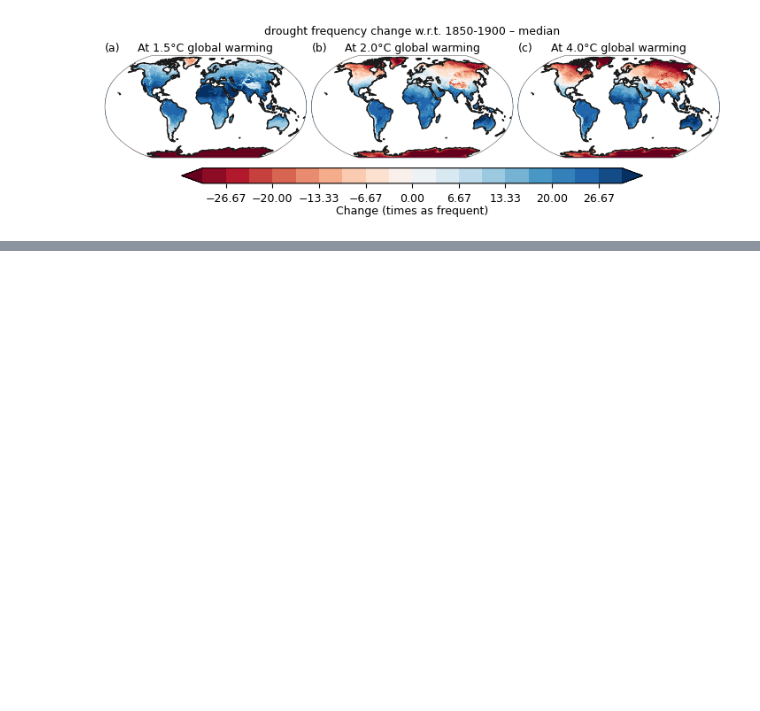
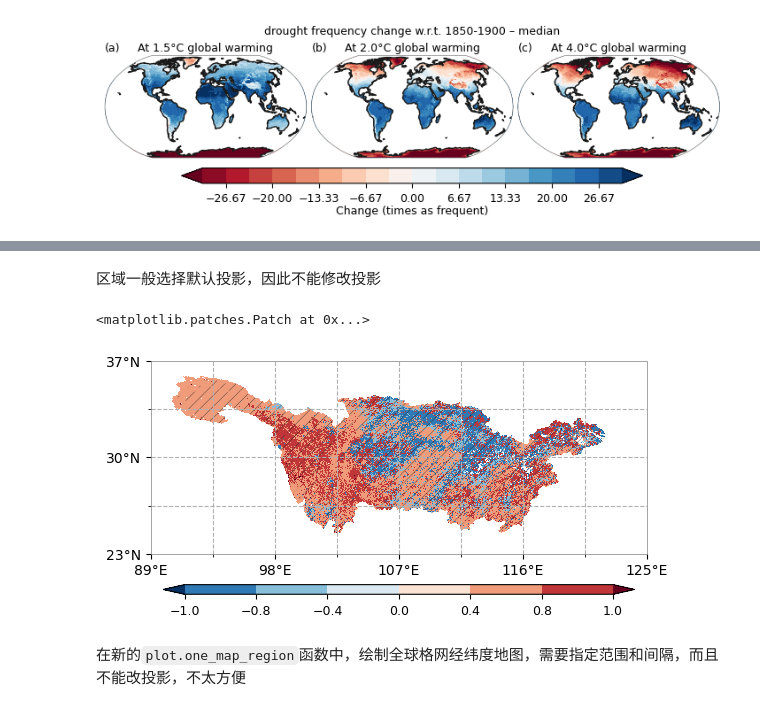
Before and after one commit to GISWLH/plot-function, a Jupyter notebook: code/plotbook.ipynb, the cells around one changed output, grey strips where cells are left out. Saved outputs shown, nothing was run; the diff lists cells and outputs as text; code cells hidden in the pictures; blank space fills up the shorter version.

Commit message:
add regional plot function

```diff
--- a/code/plotbook.ipynb
+++ b/code/plotbook.ipynb
@@ -81,0 +104,17 @@ plot.at_warming_level_one(at_warming_c=at_warming_c, unit="Change (times as freq
+# %%
+import xarray as xr
+file_name='data/ET_trend.tif'
+ds=xr.open_dataset(file_name)
+data = ds['band_data'][0]
+# %%
+file_name='data/ET_p.tif'
+ds=xr.open_dataset(file_name)
+p = ds['band_data'][0]
+# %%
+datap = p < 0.05
+lat = ds['y']
+lon = ds['x']
+datap = datap.swap_dims({'y':'lat','x':'lon'})
+datap.coords['lat'] = ('lat',lat.to_numpy())
+datap.coords['lon'] = ('lon',lon.to_numpy()) # 对维度lon指定新的坐标信息lon
+datap = datap.reset_coords(names=['y','x'], drop=True)
@@ -81,0 +137,25 @@ plot.at_warming_level_one(at_warming_c=at_warming_c, unit="Change (times as freq
+# %%
+import salem
+import geopandas as gpd
+shp_dir='data/Yangtze_4326.shp'
+shpfile=gpd.read_file(shp_dir)
+pmaskregion=datap.salem.roi(shape=shpfile)
+# %% [markdown]
+区域一般选择默认投影，因此不能修改投影
+# %%
+from utils import plot
+import matplotlib.pyplot as plt
+import cartopy.crs as ccrs
+import numpy as np
+fig = plt.figure()
+proj = ccrs.PlateCarree() #ccrs.Robinson()ccrs.Mollweide()Mollweide()
+ax = fig.add_subplot(111, projection=proj)
+levels = np.array([-1, -0.8, -0.4, 0, 0.4, 0.8, 1])#levels = np.linspace(-1, 1, num=19)
+plot.one_map_region(data, ax, levels=levels,  extents=[89, 125, 23, 37], interval=[9, 7], mask_ocean=False, add_coastlines=False, add_land=False, add_gridlines=True, colorbar=True, plotfunc="pcolormesh")
+plot.hatch_map(ax, pmaskregion, 3 * "/", label="Lack of model agreement", invert=True, linewidth=0.25, color="0.1")
+#plt.savefig("test.png", dpi=300)
+# %% [output]
+<matplotlib.patches.Patch at 0x...>
+[figure, added]
+# %% [markdown]
+在新的``plot.one_map_region``函数中，绘制全球格网经纬度地图，需要指定范围和间隔，而且不能改投影，不太方便
```
Also changed, not shown: parts of 24 cells of this notebook, 33 other files.
